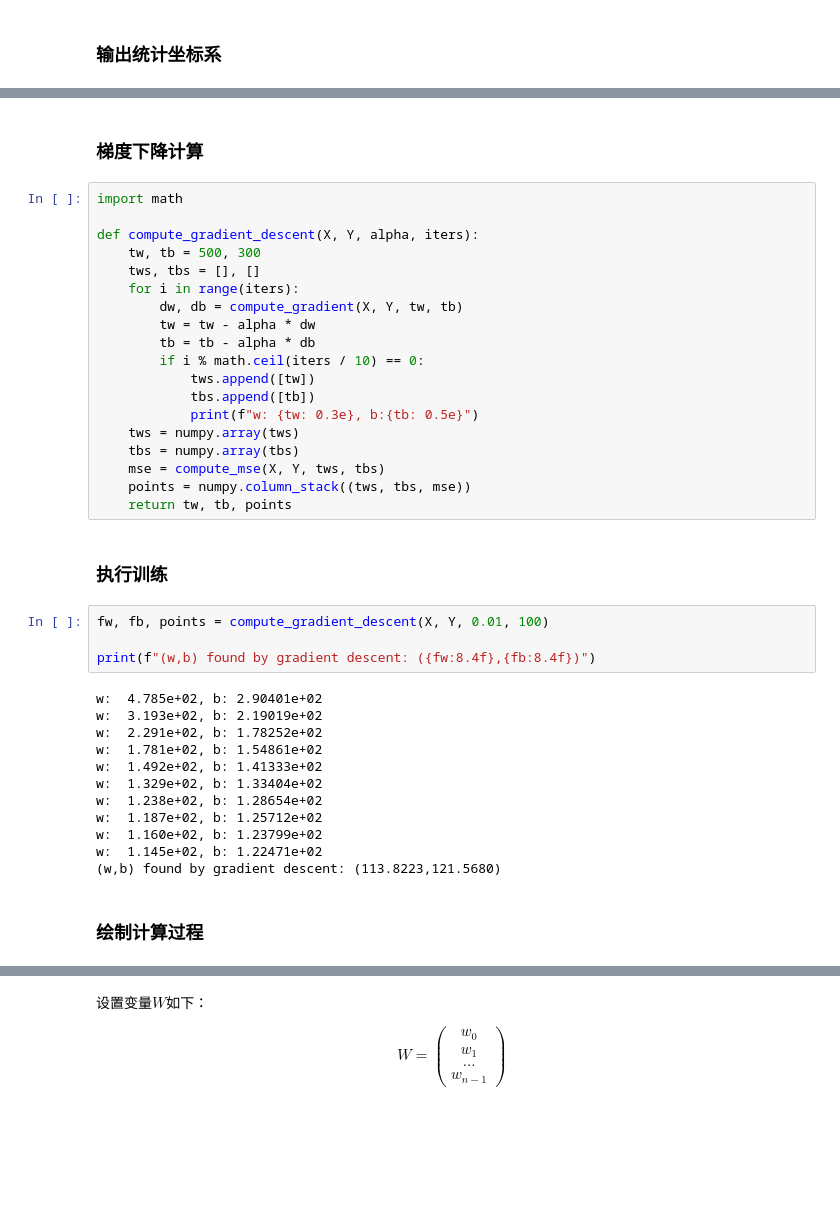
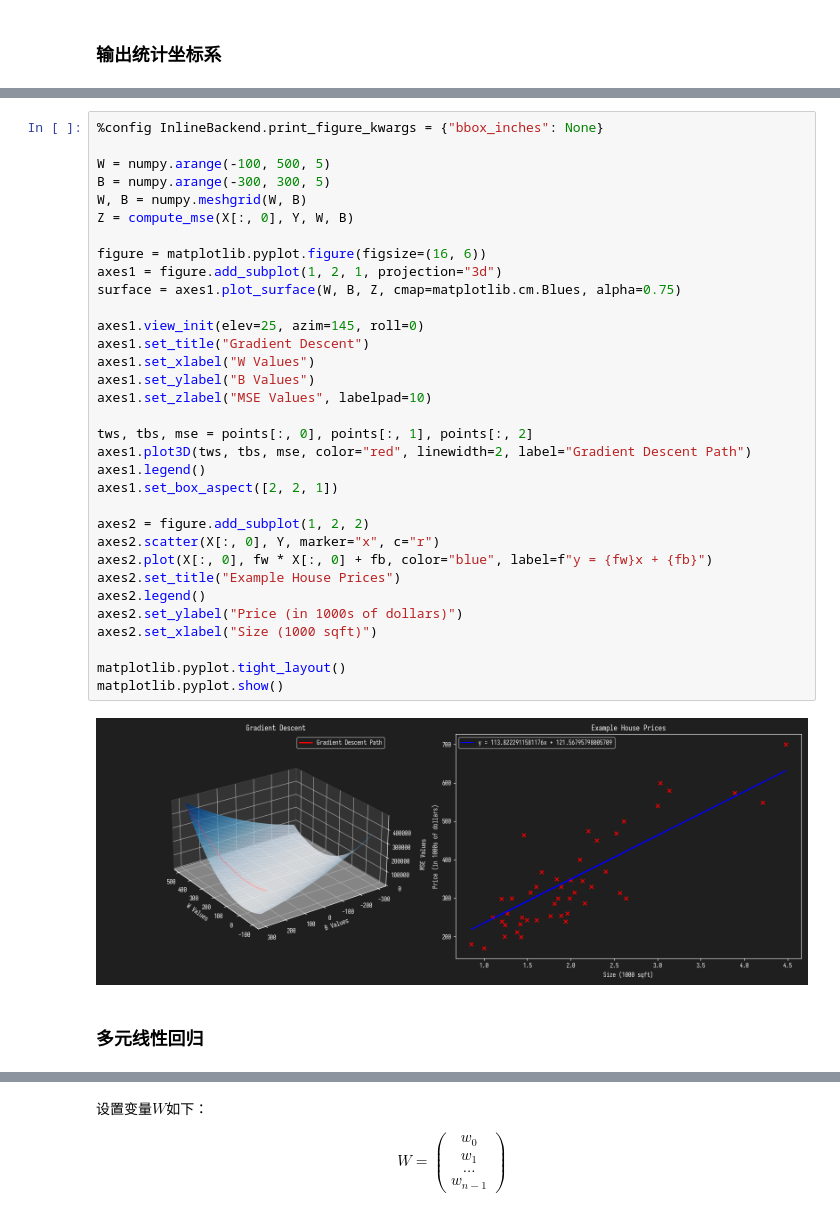
Before and after one commit to deathknight0718/foliage-note, a Jupyter notebook: 202501051854.ipynb, the cells around one changed output, grey strips where cells are left out. Cells and saved outputs as stored; diff of their text form; blank space fills up the shorter version.

```diff
--- a/202501051854.ipynb
+++ b/202501051854.ipynb
@@ -74,41 +111,37 @@ def compute_gradient(X, Y, w, b):
+# %%
+%config InlineBackend.print_figure_kwargs = {"bbox_inches": None}
+
+W = numpy.arange(-100, 500, 5)
+B = numpy.arange(-300, 300, 5)
+W, B = numpy.meshgrid(W, B)
+Z = compute_mse(X[:, 0], Y, W, B)
+
+figure = matplotlib.pyplot.figure(figsize=(16, 6))
+axes1 = figure.add_subplot(1, 2, 1, projection="3d")
+surface = axes1.plot_surface(W, B, Z, cmap=matplotlib.cm.Blues, alpha=0.75)
+
+axes1.view_init(elev=25, azim=145, roll=0)
+axes1.set_title("Gradient Descent")
+axes1.set_xlabel("W Values")
+axes1.set_ylabel("B Values")
+axes1.set_zlabel("MSE Values", labelpad=10)
+
+tws, tbs, mse = points[:, 0], points[:, 1], points[:, 2]
+axes1.plot3D(tws, tbs, mse, color="red", linewidth=2, label="Gradient Descent Path")
+axes1.legend()
+axes1.set_box_aspect([2, 2, 1])
+
+axes2 = figure.add_subplot(1, 2, 2)
+axes2.scatter(X[:, 0], Y, marker="x", c="r")
+axes2.plot(X[:, 0], fw * X[:, 0] + fb, color="blue", label=f"y = {fw}x + {fb}")
+axes2.set_title("Example House Prices")
+axes2.legend()
+axes2.set_ylabel("Price (in 1000s of dollars)")
+axes2.set_xlabel("Size (1000 sqft)")
+
+matplotlib.pyplot.tight_layout()
+matplotlib.pyplot.show()
+# %% [output]
+[figure, added]
 # %% [markdown]
-### 梯度下降计算
+### 多元线性回归
-# %%
-import math
-
-def compute_gradient_descent(X, Y, alpha, iters):
-    tw, tb = 500, 300
-    tws, tbs = [], []
-    for i in range(iters):
-        dw, db = compute_gradient(X, Y, tw, tb)
-        tw = tw - alpha * dw
-        tb = tb - alpha * db
-        if i % math.ceil(iters / 10) == 0:
-            tws.append([tw])
-            tbs.append([tb])
-            print(f"w: {tw: 0.3e}, b:{tb: 0.5e}")
-    tws = numpy.array(tws)
-    tbs = numpy.array(tbs)
-    mse = compute_mse(X, Y, tws, tbs)
-    points = numpy.column_stack((tws, tbs, mse))
-    return tw, tb, points
-# %% [markdown]
-### 执行训练
-# %%
-fw, fb, points = compute_gradient_descent(X, Y, 0.01, 100)
-
-print(f"(w,b) found by gradient descent: ({fw:8.4f},{fb:8.4f})")
-# %% [output]
-w:  4.785e+02, b: 2.90401e+02
-w:  3.193e+02, b: 2.19019e+02
-w:  2.291e+02, b: 1.78252e+02
-w:  1.781e+02, b: 1.54861e+02
-w:  1.492e+02, b: 1.41333e+02
-w:  1.329e+02, b: 1.33404e+02
-w:  1.238e+02, b: 1.28654e+02
-w:  1.187e+02, b: 1.25712e+02
-w:  1.160e+02, b: 1.23799e+02
-w:  1.145e+02, b: 1.22471e+02
-(w,b) found by gradient descent: (113.8223,121.5680)
-# %% [markdown]
-### 绘制计算过程
```
Also changed, not shown: parts of 17 cells of this notebook, 4 other files.
